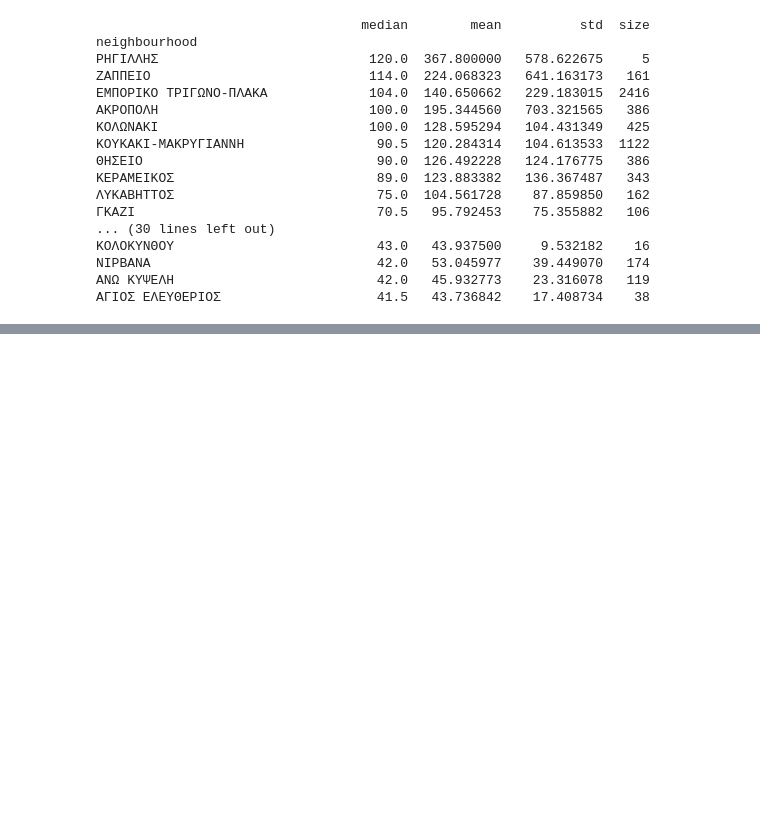
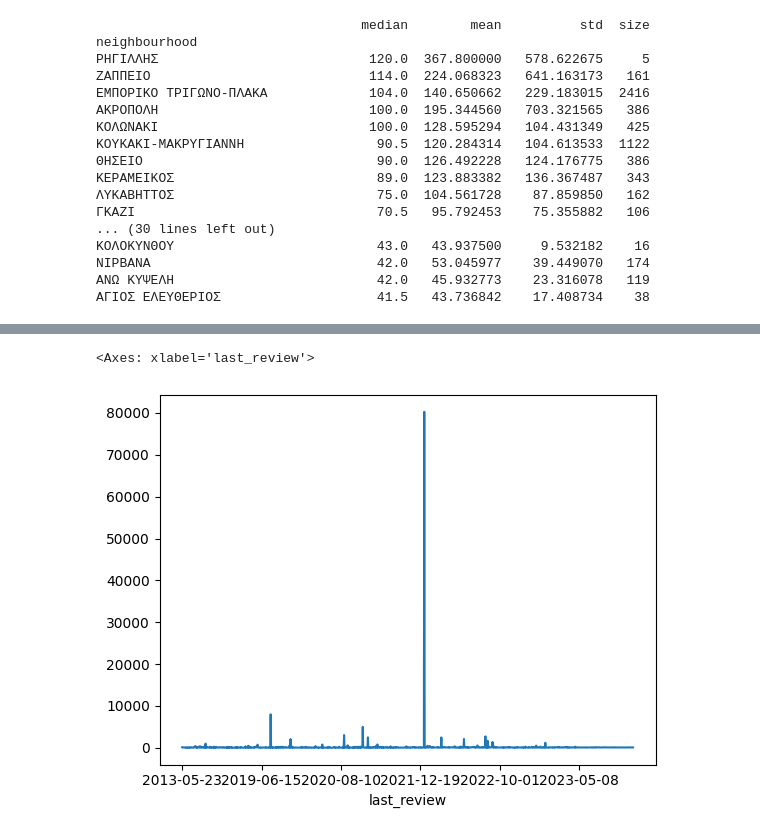
Before and after one commit to nickkatsios/airbnb-athens-analysis, a Jupyter notebook: airbnb_athens_analysis/assignment.ipynb, the cells around one changed output, grey strips where cells are left out. Cells and saved outputs as stored; diff of their text form; code cells hidden in the pictures; blank space fills up the shorter version.

```diff
--- a/airbnb_athens_analysis/assignment.ipynb
+++ b/airbnb_athens_analysis/assignment.ipynb
@@ -103,0 +160,8 @@ _ = plt.plot(x,y)
+# %%
+# Create a table with the average price per listing per day. Draw a graph visualizing the table.
+# Needs work
+average_price_per_day = listings.groupby('last_review')['price'].mean()
+average_price_per_day.plot()
+# %% [output]
+<Axes: xlabel='last_review'>
+[figure, added]
```
Also changed, not shown: parts of 11 cells of this notebook.
